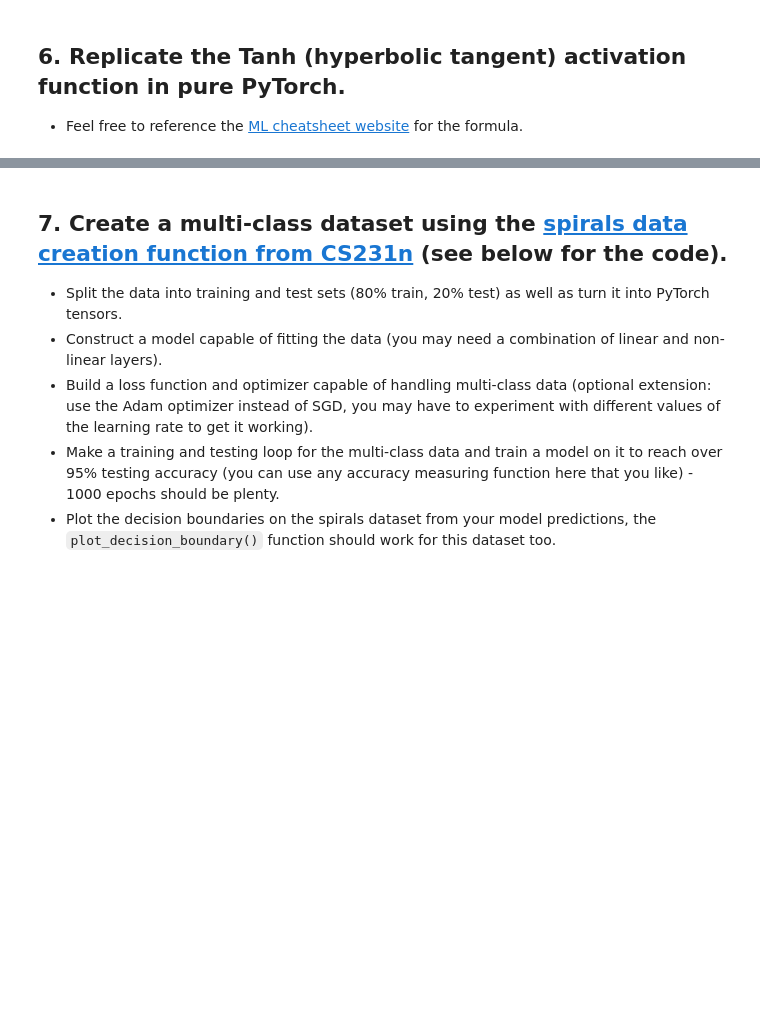
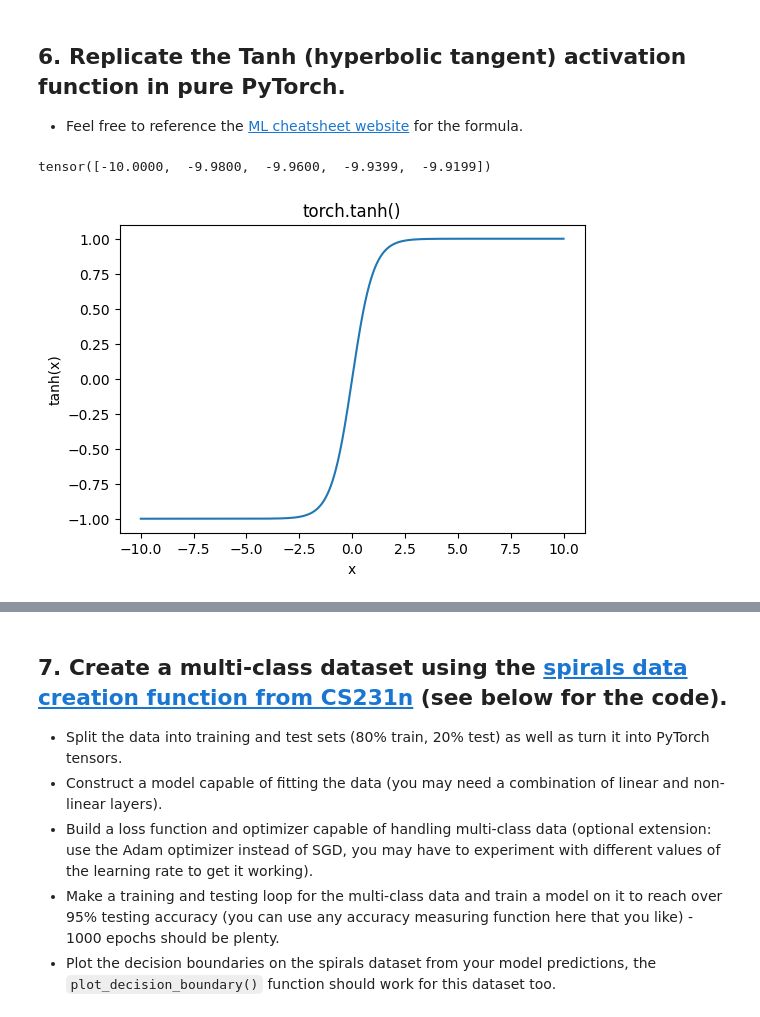
Before and after one commit to Avichay3/Full-training, a Jupyter notebook: Copy_of_02_pytorch_classification_exercises.ipynb, the cells around one changed output, grey strips where cells are left out. Cells and saved outputs as stored; diff of their text form; code cells hidden in the pictures; blank space fills up the shorter version.

Commit message:
complete the tanh() section

```diff
--- a/Copy_of_02_pytorch_classification_exercises.ipynb
+++ b/Copy_of_02_pytorch_classification_exercises.ipynb
@@ -339,3 +339,8 @@ plt.show()
   * Feel free to reference the [ML cheatsheet website](https://ml-cheatsheet.readthedocs.io/en/latest/activation_functions.html#tanh) for the formula.
 # %%
 # Create a straight line tensor
+line = torch.linspace(-10, 10, 1000)
+
+line[:5]
+# %% [output]
+tensor([-10.0000,  -9.9800,  -9.9600,  -9.9399,  -9.9199])
@@ -345,0 +347,13 @@ plt.show()
+# %%
+# Test torch.tanh() on the tensor and plot it
+# apply built-in torch tanh
+tanh_builtin = torch.tanh(line)
+
+plt.figure(figsize=(6, 4))
+plt.plot(line, tanh_builtin)
+plt.title("torch.tanh()")
+plt.xlabel("x")
+plt.ylabel("tanh(x)")
+plt.show()
+# %% [output]
+[figure, added]
```
Also changed, not shown: parts of 3 cells of this notebook.
